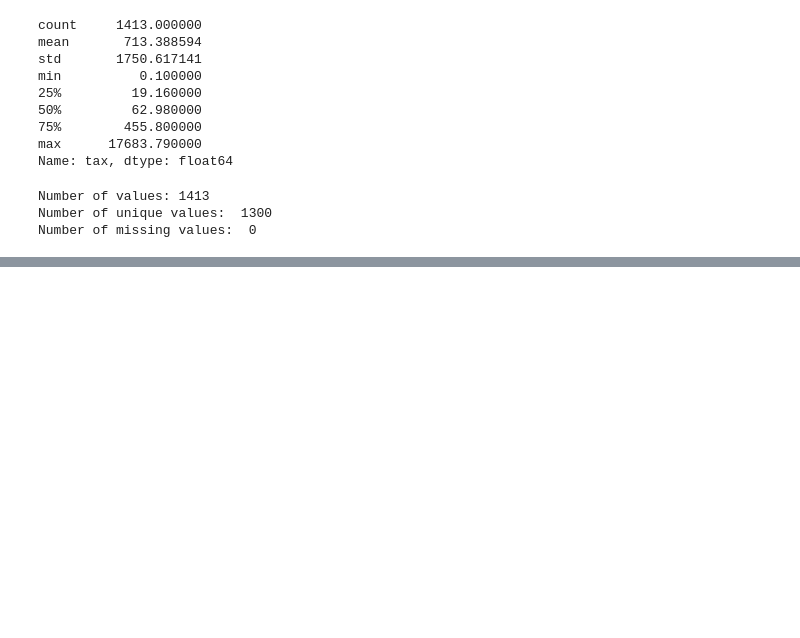
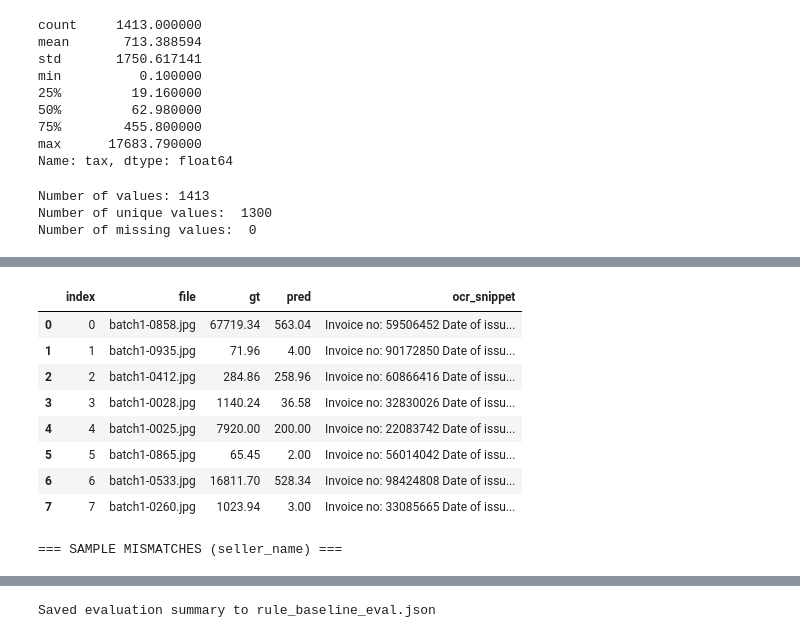
Before and after one commit to hungtran10/dsan6500-finalproject, a Jupyter notebook: eda.ipynb, the cells around one changed output, grey strips where cells are left out. Cells and saved outputs as stored; diff of their text form; code cells hidden in the pictures; blank space fills up the shorter version.

Commit message:
Added initial iterations of baseline model

```diff
--- a/eda.ipynb
+++ b/eda.ipynb
@@ -536,0 +1135,68 @@ Number of missing values:  0
+# %%
+# Print summary report
+print("\n=== FIELD-LEVEL EXACT MATCH ACCURACIES (normalized) ===")
+for f, info in accuracy_results.items():
+    if info["accuracy"] is None:
+        print(f"{f}: no ground-truth examples to evaluate")
+    else:
+        print(f"{f}: {info['accuracy']*100:.2f}% (n={info['count']})")
+
+print("\n=== NUMERIC ERROR METRICS ===")
+for name, metrics in num_metrics.items():
+    print(f"{name}: MAE={metrics['MAE']}, MAPE={metrics['MAPE']}%, N={metrics['N']}")
+
+print("\n=== OCR ALIGNMENT SANITY METRIC ===")
+for f, info in alignment.items():
+    if info["total_gt_exists"] == 0:
+        print(f"{f}: no ground-truth examples")
+    else:
+        print(f"{f}: {info['matched_in_ocr']}/{info['total_gt_exists']} ({info['percent']:.2f}%) of ground-truth values found verbatim in OCR text")
+
+
+# Show some example mismatches for debugging
+def show_mismatches(field, n=10):
+    rows = []
+    for i in range(len(sample_df)):
+        gt = gt_df.loc[i, field] if field in gt_df.columns else None
+        pred = pred_df.loc[i, field]
+        if gt is None:
+            continue
+        if gt != pred:
+            rows.append({
+                "index": i,
+                "file": sample_df.loc[i, "File Name"],
+                "gt": gt,
+                "pred": pred,
+                "ocr_snippet": sample_df.loc[i, "ocr_text_used"][:300].replace("\n", " ")
+            })
+        if len(rows) >= n:
+            break
+    if not rows:
+        print(f"No mismatches for {field}")
+        return
+    display(pd.DataFrame(rows))
+
+print("\n=== SAMPLE MISMATCHES (invoice_number) ===")
+show_mismatches("invoice_number", n=8)
+
+print("\n=== SAMPLE MISMATCHES (total_amount) ===")
+show_mismatches("total_amount", n=8)
+
+print("\n=== SAMPLE MISMATCHES (seller_name) ===")
+show_mismatches("seller_name", n=8)
+
+
+# Save results
+results_summary = {
+    "accuracy": accuracy_results,
+    "numeric_metrics": num_metrics,
+    "ocr_alignment": alignment
+}
+
+# write to JSON for later inspection
+out_path = Path("rule_baseline_eval.json")
+with open(out_path, "w") as f:
+    json.dump(results_summary, f, indent=2, default=str)
+
+print("\nSaved evaluation summary to", out_path)
+# %% [output]
@@ -536,0 +1220,10 @@ Number of missing values:  0
+|  | index | file | gt | pred | ocr_snippet |
+| 0 | 0 | batch1-0858.jpg | 67719.34 | 563.04 | Invoice no: 59506452 Date of issu... |
+| 1 | 1 | batch1-0935.jpg | 71.96 | 4.00 | Invoice no: 90172850 Date of issu... |
+| 2 | 2 | batch1-0412.jpg | 284.86 | 258.96 | Invoice no: 60866416 Date of issu... |
+| 3 | 3 | batch1-0028.jpg | 1140.24 | 36.58 | Invoice no: 32830026 Date of issu... |
+| 4 | 4 | batch1-0025.jpg | 7920.00 | 200.00 | Invoice no: 22083742 Date of issu... |
+| 5 | 5 | batch1-0865.jpg | 65.45 | 2.00 | Invoice no: 56014042 Date of issu... |
+| 6 | 6 | batch1-0533.jpg | 16811.70 | 528.34 | Invoice no: 98424808 Date of issu... |
+| 7 | 7 | batch1-0260.jpg | 1023.94 | 3.00 | Invoice no: 33085665 Date of issu... |
+=== SAMPLE MISMATCHES (seller_name) ===
@@ -536,0 +1239 @@ Number of missing values:  0
+Saved evaluation summary to rule_baseline_eval.json
```
Also changed, not shown: parts of 7 cells of this notebook, 2 other files.
